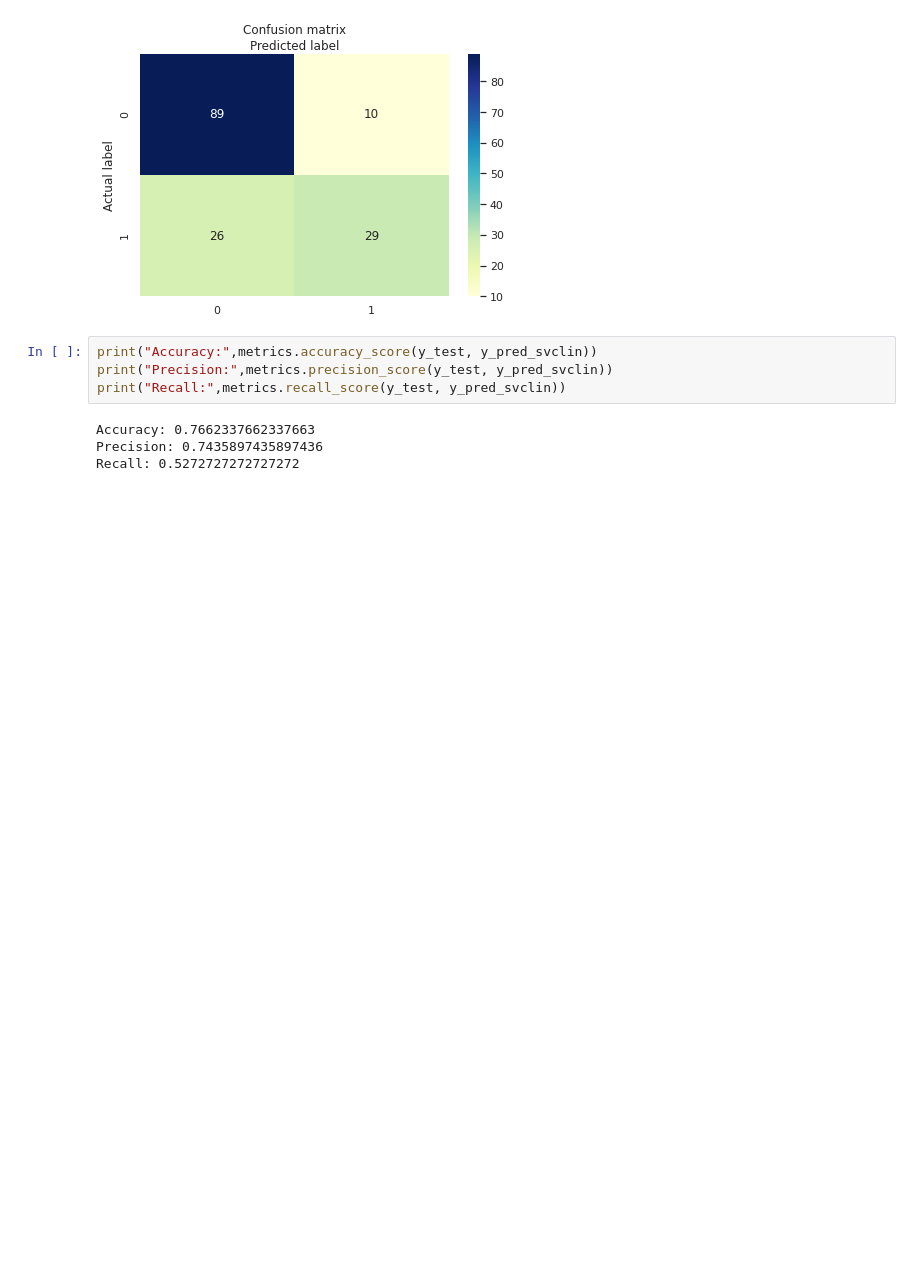
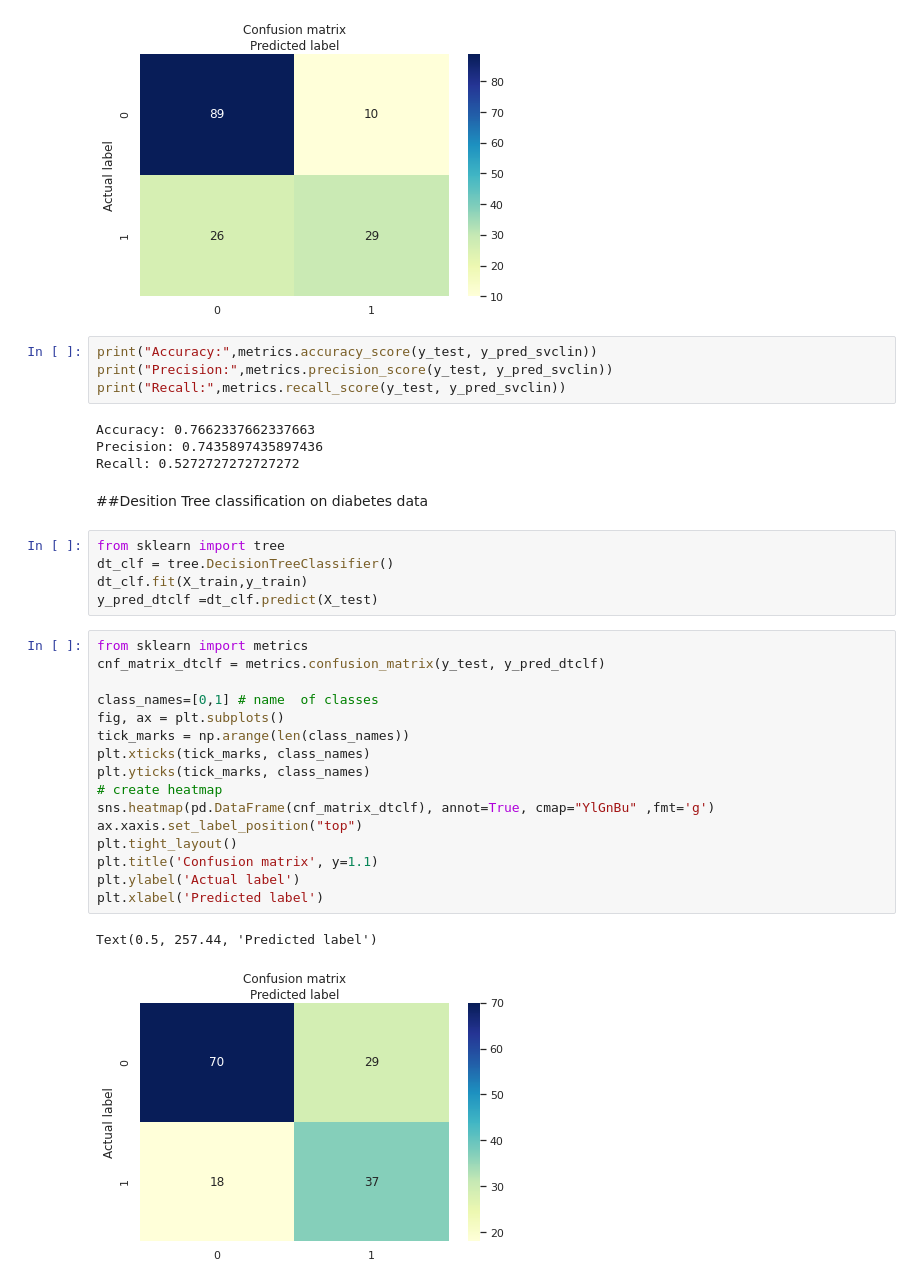
Before and after one commit to ZahraDehghani99/AI-Internship, a Jupyter notebook: Phase01_Review.ipynb, the cells around one changed output. Saved outputs shown, nothing was run; the diff lists cells and outputs as text; blank space fills up the shorter version.

```diff
--- a/Phase01_Review.ipynb
+++ b/Phase01_Review.ipynb
@@ -799,3 +789,29 @@ print("Recall:",metrics.recall_score(y_test, y_pred_svclin))
 Accuracy: 0.7662337662337663
 Precision: 0.7435897435897436
 Recall: 0.5272727272727272
+# %% [markdown]
+##Desition Tree classification on diabetes data
+# %%
+from sklearn import tree
+dt_clf = tree.DecisionTreeClassifier()
+dt_clf.fit(X_train,y_train)
+y_pred_dtclf =dt_clf.predict(X_test)
+# %%
+from sklearn import metrics
+cnf_matrix_dtclf = metrics.confusion_matrix(y_test, y_pred_dtclf)
+
+class_names=[0,1] # name  of classes
+fig, ax = plt.subplots()
+tick_marks = np.arange(len(class_names))
+plt.xticks(tick_marks, class_names)
+plt.yticks(tick_marks, class_names)
+# create heatmap
+sns.heatmap(pd.DataFrame(cnf_matrix_dtclf), annot=True, cmap="YlGnBu" ,fmt='g')
+ax.xaxis.set_label_position("top")
+plt.tight_layout()
+plt.title('Confusion matrix', y=1.1)
+plt.ylabel('Actual label')
+plt.xlabel('Predicted label')
+# %% [output]
+Text(0.5, 257.44, 'Predicted label')
+[figure, added]
```
Also changed, not shown: parts of 18 cells of this notebook.
